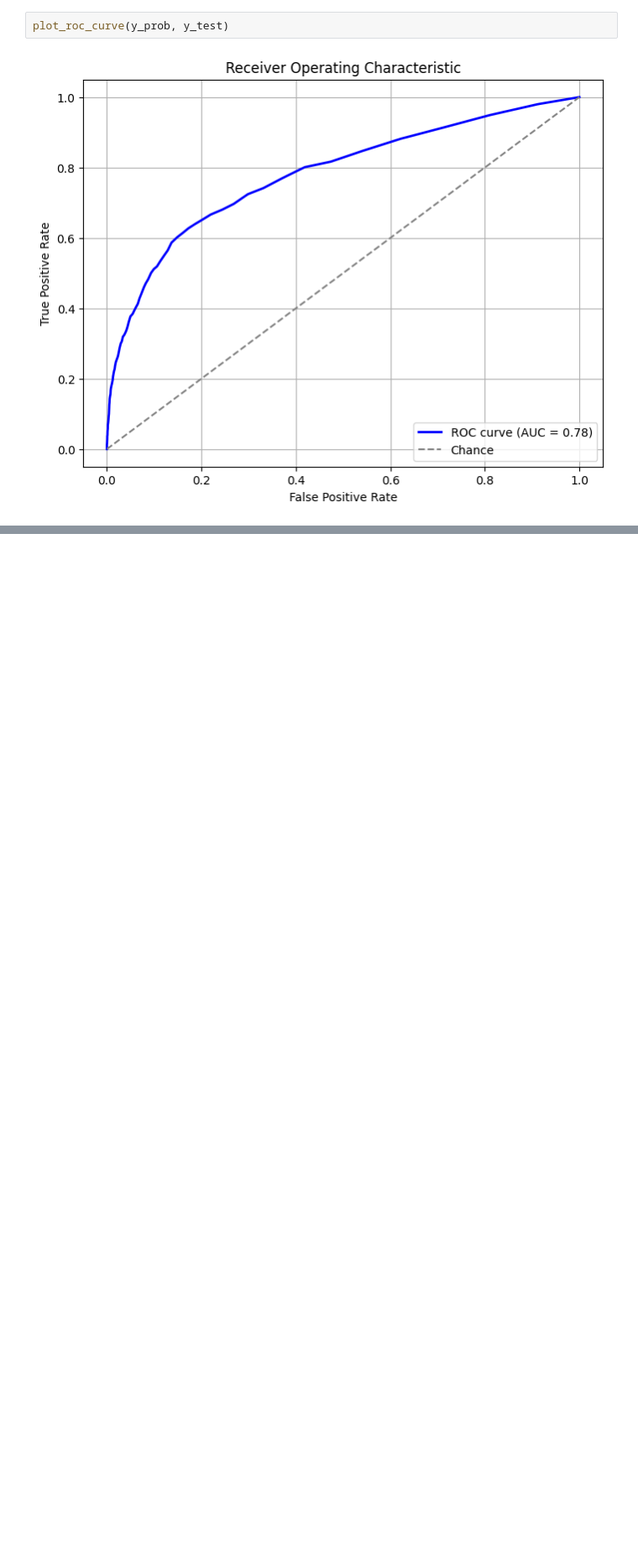
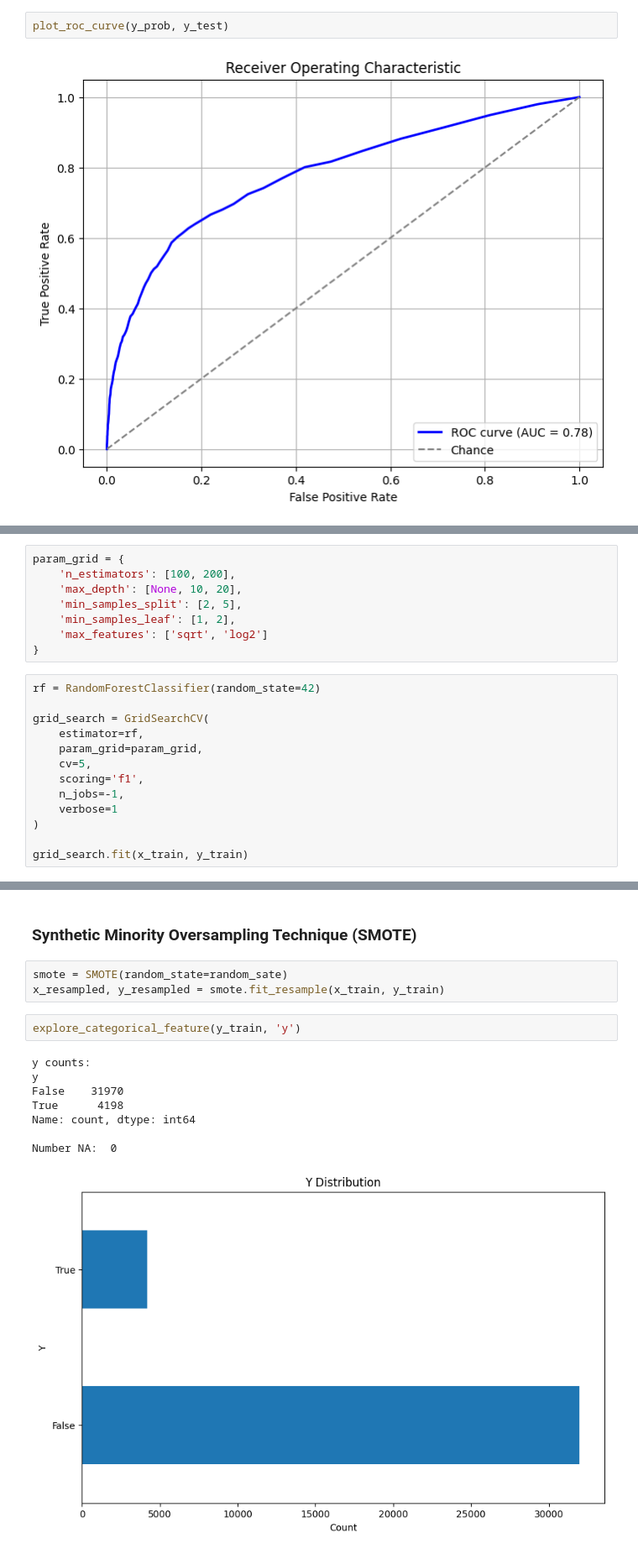
Before and after one commit to jmanwillz/ACML-Project, a Jupyter notebook: decision-trees/decision-trees.ipynb, the cells around one changed output, grey strips where cells are left out. Shown at 84% size. Cells and saved outputs as stored; diff of their text form; blank space fills up the shorter version.

Commit message:
SMOTE and GridSearch for RF

```diff
--- a/decision-trees/decision-trees.ipynb
+++ b/decision-trees/decision-trees.ipynb
@@ -982,0 +986,21 @@ plot_roc_curve(y_prob, y_test)
+# %%
+param_grid = {
+    'n_estimators': [100, 200],
+    'max_depth': [None, 10, 20],
+    'min_samples_split': [2, 5],
+    'min_samples_leaf': [1, 2],
+    'max_features': ['sqrt', 'log2']
+}
+# %%
+rf = RandomForestClassifier(random_state=42)
+
+grid_search = GridSearchCV(
+    estimator=rf,
+    param_grid=param_grid,
+    cv=5,
+    scoring='f1',
+    n_jobs=-1,
+    verbose=1
+)
+
+grid_search.fit(x_train, y_train)
@@ -982,0 +1045,16 @@ plot_roc_curve(y_prob, y_test)
+# %% [markdown]
+### Synthetic Minority Oversampling Technique (SMOTE)
+# %%
+smote = SMOTE(random_state=random_sate)
+x_resampled, y_resampled = smote.fit_resample(x_train, y_train)
+# %%
+explore_categorical_feature(y_train, 'y')
+# %% [output]
+y counts:
+y
+False    31970
+True      4198
+Name: count, dtype: int64
+
+Number NA:  0
+[figure, added]
```
Also changed, not shown: parts of 15 cells of this notebook, 1 other file.
